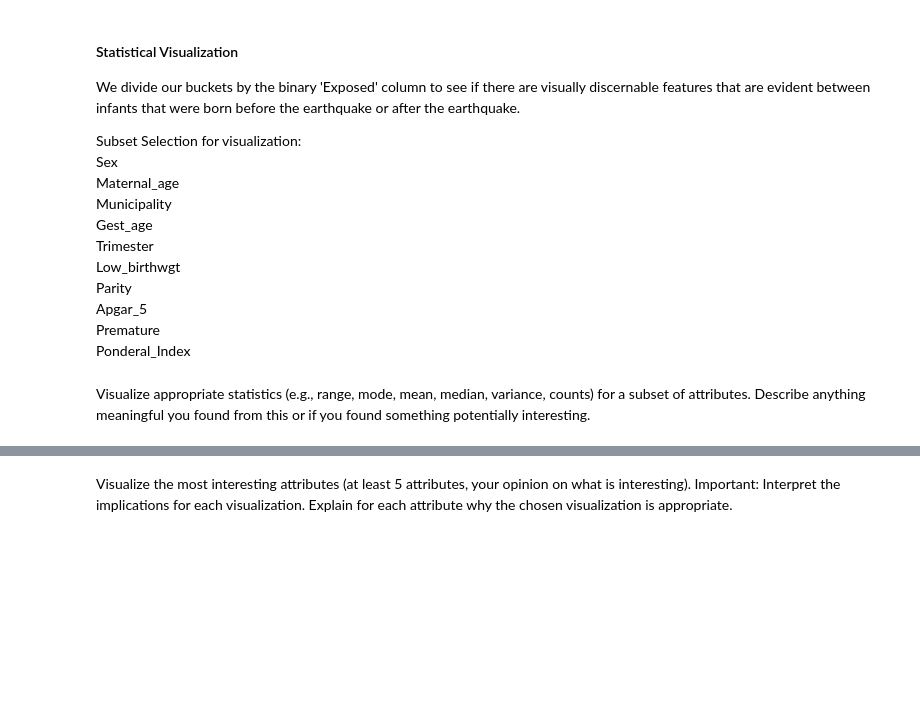
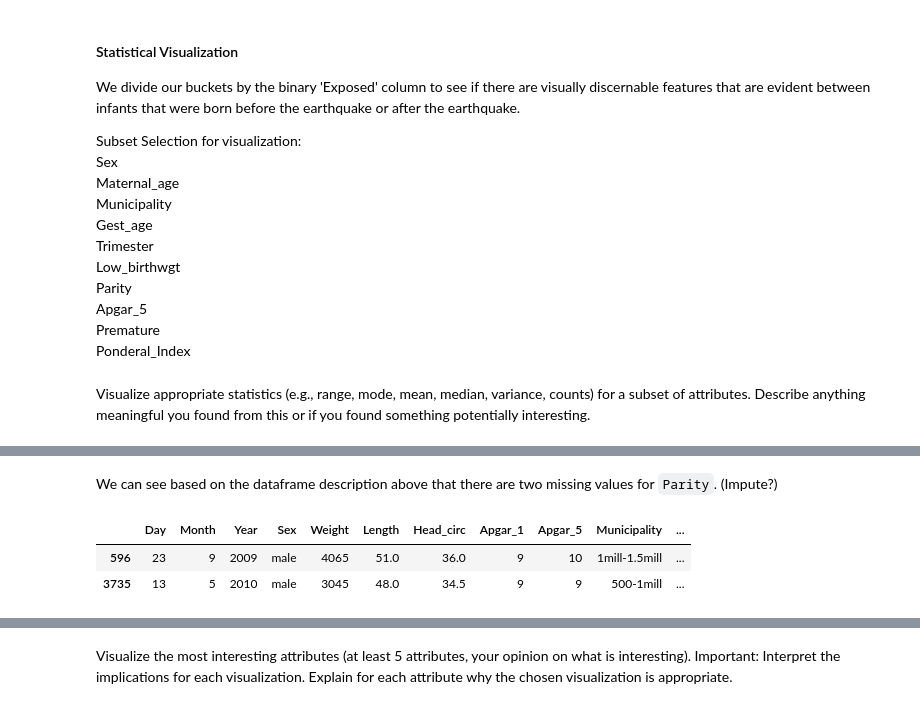
Before and after one commit to ShonTM/DataMiningProject1, a Jupyter notebook: MSDS Data Mining Project 1.ipynb, the cells around one changed output, grey strips where cells are left out. Drawn from its saved outputs; the diff is of its cells as text; code cells hidden in the pictures; blank space fills up the shorter version.

```diff
--- a/MSDS Data Mining Project 1.ipynb
+++ b/MSDS Data Mining Project 1.ipynb
@@ -244,6 +143,15 @@ df.describe()
 | 50% | 15.000000 | 7.000000 | 2010.000000 | 3345.000000 | 50.000000 | 35.000000 | 9.000000 | 9.000000 | 39.000000 | 28.000000 | ... |
 | 75% | 23.000000 | 10.000000 | 2010.000000 | 3610.000000 | 51.000000 | 35.500000 | 9.000000 | 10.000000 | 40.000000 | 31.000000 | ... |
 | max | 31.000000 | 12.000000 | 2010.000000 | 4890.000000 | 56.000000 | 40.000000 | 10.000000 | 10.000000 | 41.000000 | 44.000000 | ... |
+# %% [markdown]
+We can see based on the dataframe description above that there are two missing values for `Parity`.  (Impute?)
+# %%
+#identify records with missing values
+df.iloc[df['Parity'].isna().get_values(),:]
+# %% [output]
+|  | Day | Month | Year | Sex | Weight | Length | Head_circ | Apgar_1 | Apgar_5 | Municipality | ... |
+| 596 | 23 | 9 | 2009 | male | 4065 | 51.0 | 36.0 | 9 | 10 | 1mill-1.5mill | ... |
+| 3735 | 13 | 5 | 2010 | male | 3045 | 48.0 | 34.5 | 9 | 9 | 500-1mill | ... |
 # %%
 #rename legnth column
 df.rename(columns={'Lenght': 'Length'}, inplace=True)
```
Also changed, not shown: parts of 11 cells of this notebook.
